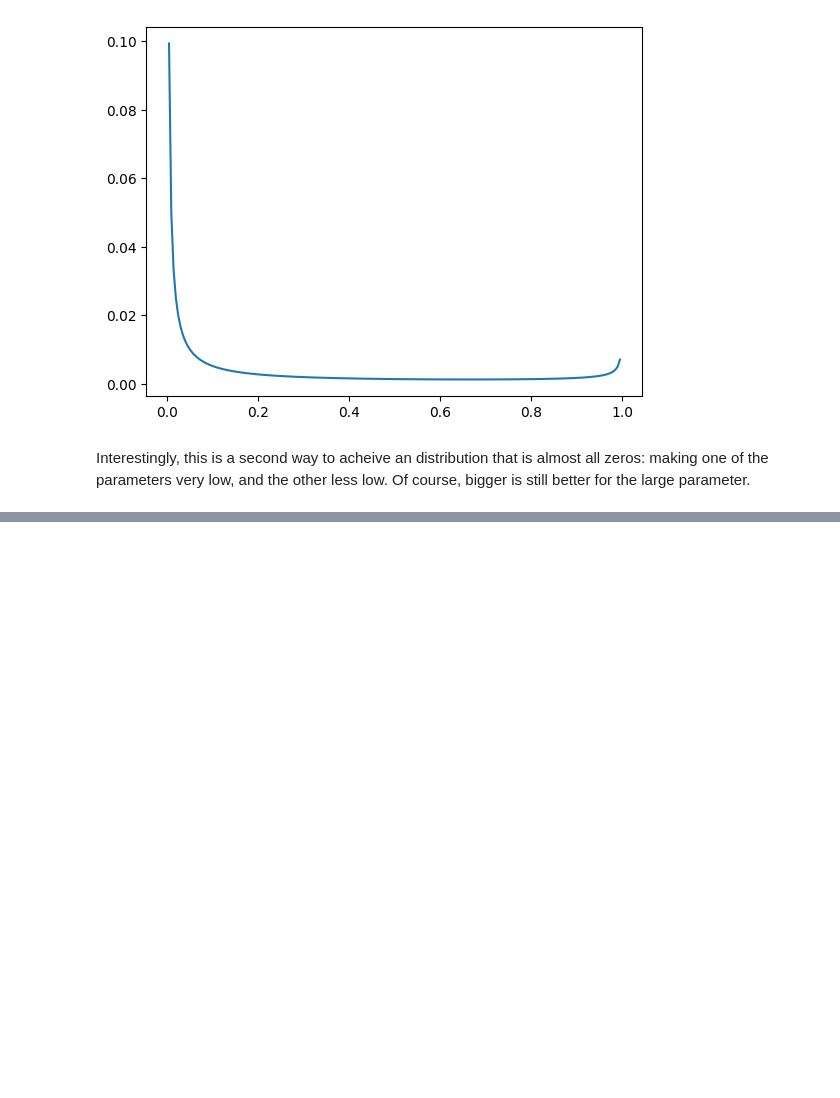
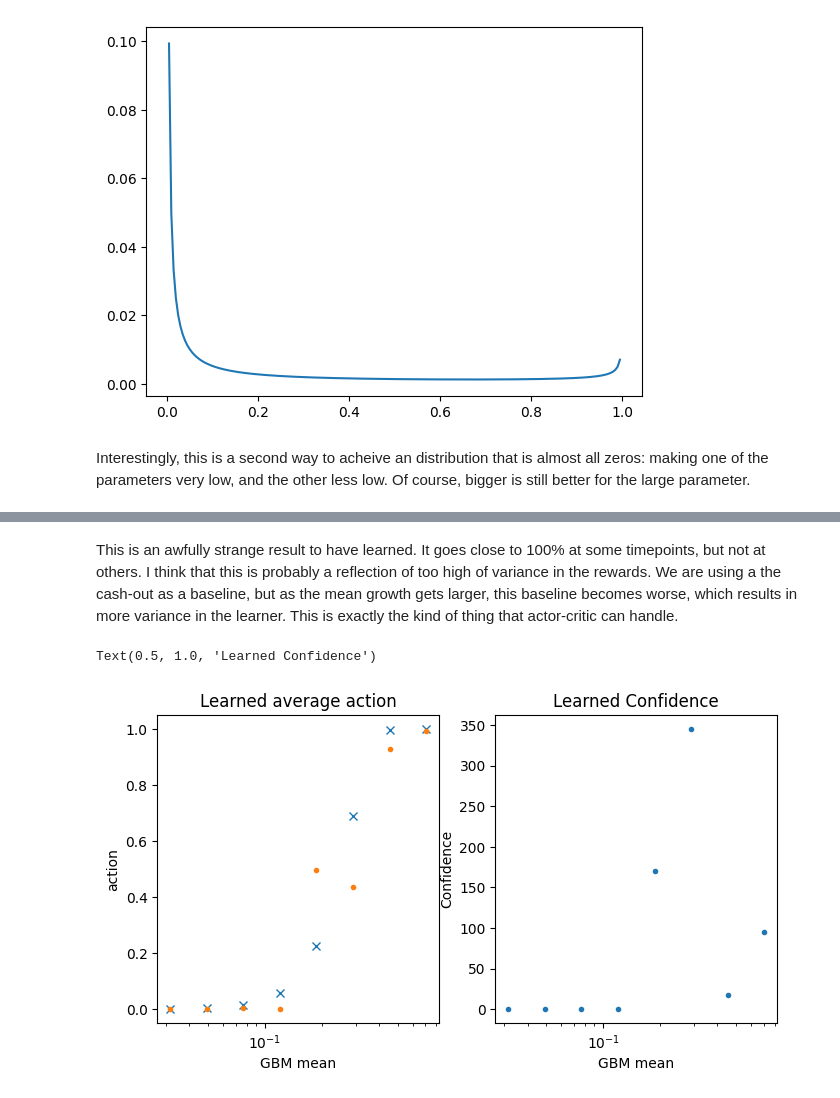
Before and after one commit to lrast/portfolioRL, a Jupyter notebook: WorkingExperiments/Experiments3-ArchitectureExploration.ipynb, the cells around one changed output, grey strips where cells are left out. Drawn from its saved outputs; the diff is of its cells as text; code cells hidden in the pictures; blank space fills up the shorter version.

```diff
--- a/Experiments3-ArchitectureExploration.ipynb
+++ b/WorkingExperiments/Experiments3-ArchitectureExploration.ipynb
@@ -448,0 +502,2 @@ Interestingly, this is a second way to acheive an distribution that is almost al
+# %%
+model = BetaDistributionLearner.load_from_checkpoint(checkpointFileNames[-2])
@@ -448,0 +530,39 @@ Interestingly, this is a second way to acheive an distribution that is almost al
+# %% [markdown]
+This is an awfully strange result to have learned. It goes close to 100% at some timepoints, but not at others. I think that this is probably a reflection of too high of variance in the rewards. We are using a the cash-out as a baseline, but as the mean growth gets larger, this baseline becomes worse, which results in more variance in the learner. This is exactly the kind of thing that actor-critic can handle.
+# %%
+import glob
+checkpointFileNames = glob.glob('lightning_logs/MediumParamsConstantNaturalGradSweep/*/*')
+
+models = [ConstantBDLearner.load_from_checkpoint(ckpFile) for ckpFile in checkpointFileNames]
+
+mus = []
+theory = []
+learned = []
+confidence = []
+
+for model in models:
+    mus.append( model.hparams.mu )
+    theory.append(  findBestAction_determ(model.hparams.mu*10, model.hparams.sigma*10**0.5, 1., np.sqrt).x[0] )
+    learned.append( model.actionStatistics( torch.tensor([0.5, 0.5, 9.]))[0].item() )
+    confidence.append( model.forward( torch.tensor([0.5, 0.5, 9.])).sum().item() )
+
+
+
+figsize(8, 4)
+plt.subplots(1,2)
+
+plt.subplot(1,2,1)
+plt.semilogx(mus, theory, 'x')
+plt.semilogx(mus, learned, '.')
+plt.xlabel('GBM mean')
+plt.ylabel('action')
+plt.title('Learned average action')
+
+plt.subplot(1,2,2)
+plt.semilogx(mus, confidence,'.')
+plt.xlabel('GBM mean')
+plt.ylabel('Confidence')
+plt.title('Learned Confidence')
+# %% [output]
+Text(0.5, 1.0, 'Learned Confidence')
+[figure, added]
```
Also changed, not shown: parts of 9 cells of this notebook, 12 other files.
